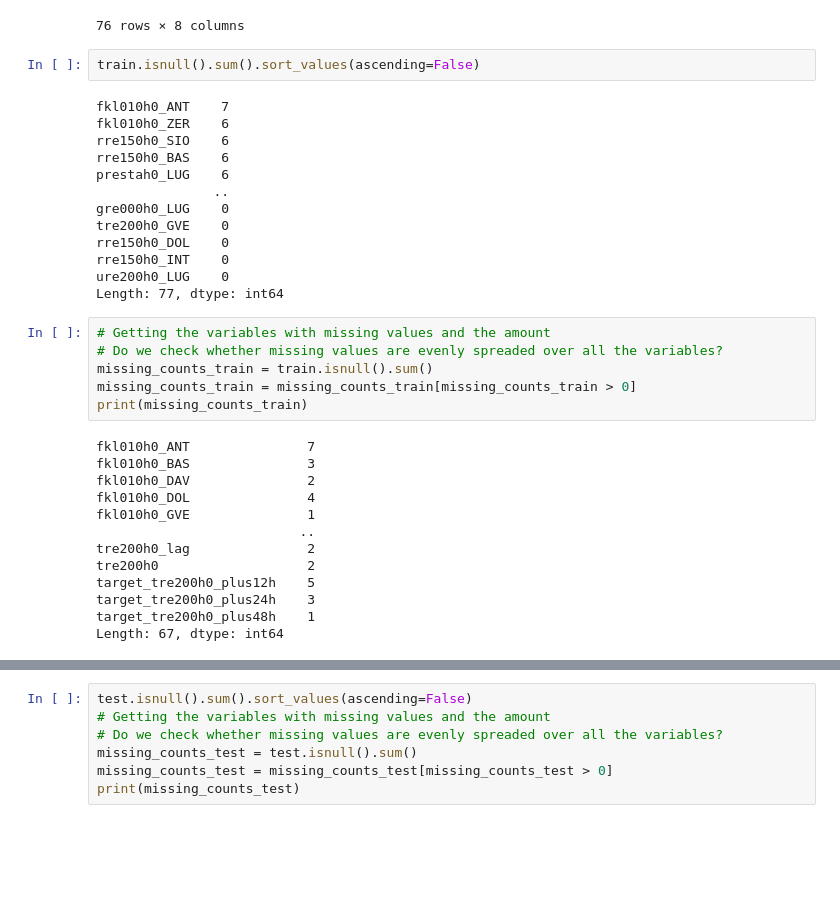
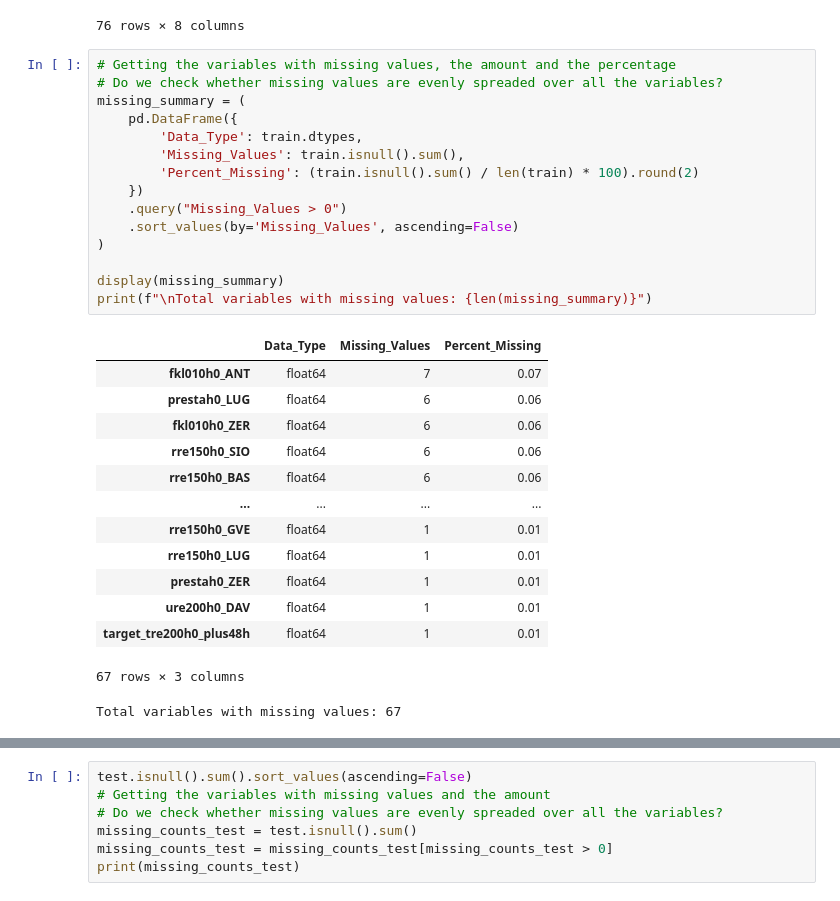
Before and after one commit to ivanldf13/MachineLearning2025, a Jupyter notebook: ML_Weather_Prediction/ml_weather_prediction.ipynb, the cells around one changed output, grey strips where cells are left out. Drawn from its saved outputs; the diff is of its cells as text; blank space fills up the shorter version.

```diff
--- a/ML_Weather_Prediction/ml_weather_prediction.ipynb
+++ b/ML_Weather_Prediction/ml_weather_prediction.ipynb
@@ -80,37 +86,33 @@ train.describe().T
 | target_tre200h0_plus24h | 9340.0 | 10.190996 | 8.056366 | -14.9 | 3.8 | 9.9 | 16.000 | 34.5 |
 | target_tre200h0_plus48h | 9342.0 | 10.246767 | 8.100447 | -12.3 | 3.7 | 10.0 | 16.175 | 35.5 |
 76 rows × 8 columns
-# %%
-train.isnull().sum().sort_values(ascending=False)
-# %% [output]
-fkl010h0_ANT    7
-fkl010h0_ZER    6
-rre150h0_SIO    6
-rre150h0_BAS    6
-prestah0_LUG    6
-               ..
-gre000h0_LUG    0
-tre200h0_GVE    0
-rre150h0_DOL    0
-rre150h0_INT    0
-ure200h0_LUG    0
-Length: 77, dtype: int64
 # %%
-# Getting the variables with missing values and the amount
+# Getting the variables with missing values, the amount and the percentage
 # Do we check whether missing values are evenly spreaded over all the variables?
-missing_counts_train = train.isnull().sum()
-missing_counts_train = missing_counts_train[missing_counts_train > 0]
-print(missing_counts_train)
+missing_summary = (
+    pd.DataFrame({
+        'Data_Type': train.dtypes,
+        'Missing_Values': train.isnull().sum(),
+        'Percent_Missing': (train.isnull().sum() / len(train) * 100).round(2)
+    })
+    .query("Missing_Values > 0")
+    .sort_values(by='Missing_Values', ascending=False)
+)
+
+display(missing_summary)
+print(f"\nTotal variables with missing values: {len(missing_summary)}")
 # %% [output]
+|  | Data_Type | Missing_Values | Percent_Missing |
+| fkl010h0_ANT | float64 | 7 | 0.07 |
+| prestah0_LUG | float64 | 6 | 0.06 |
+| fkl010h0_ZER | float64 | 6 | 0.06 |
+| rre150h0_SIO | float64 | 6 | 0.06 |
+| rre150h0_BAS | float64 | 6 | 0.06 |
+| ... | ... | ... | ... |
+| rre150h0_GVE | float64 | 1 | 0.01 |
+| rre150h0_LUG | float64 | 1 | 0.01 |
+| prestah0_ZER | float64 | 1 | 0.01 |
+| ure200h0_DAV | float64 | 1 | 0.01 |
+| target_tre200h0_plus48h | float64 | 1 | 0.01 |
-fkl010h0_ANT               7
-fkl010h0_BAS               3
-fkl010h0_DAV               2
-fkl010h0_DOL               4
-fkl010h0_GVE               1
-                          ..
-tre200h0_lag               2
-tre200h0                   2
-target_tre200h0_plus12h    5
-target_tre200h0_plus24h    3
-target_tre200h0_plus48h    1
-Length: 67, dtype: int64
+67 rows × 3 columns
+Total variables with missing values: 67
```
Also changed, not shown: parts of 24 cells of this notebook.
